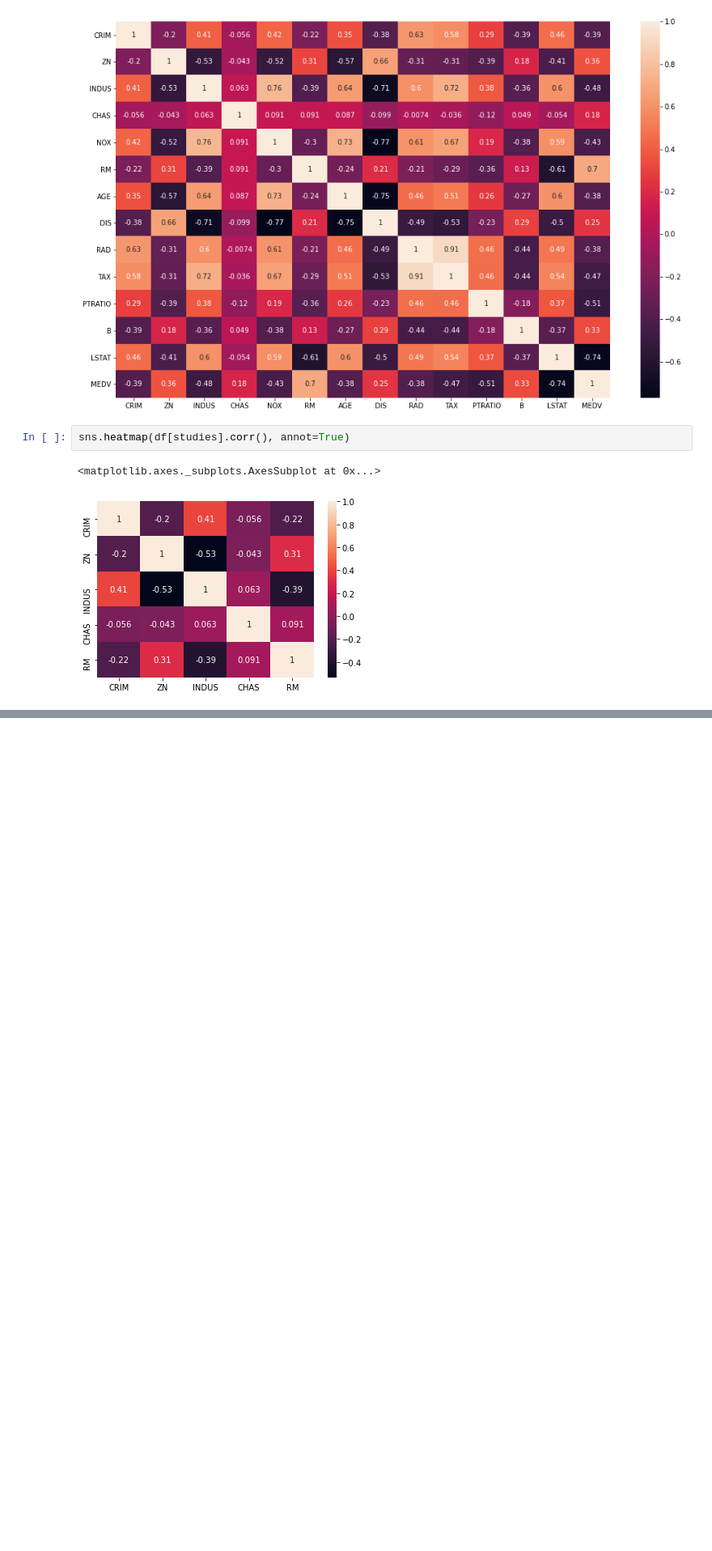
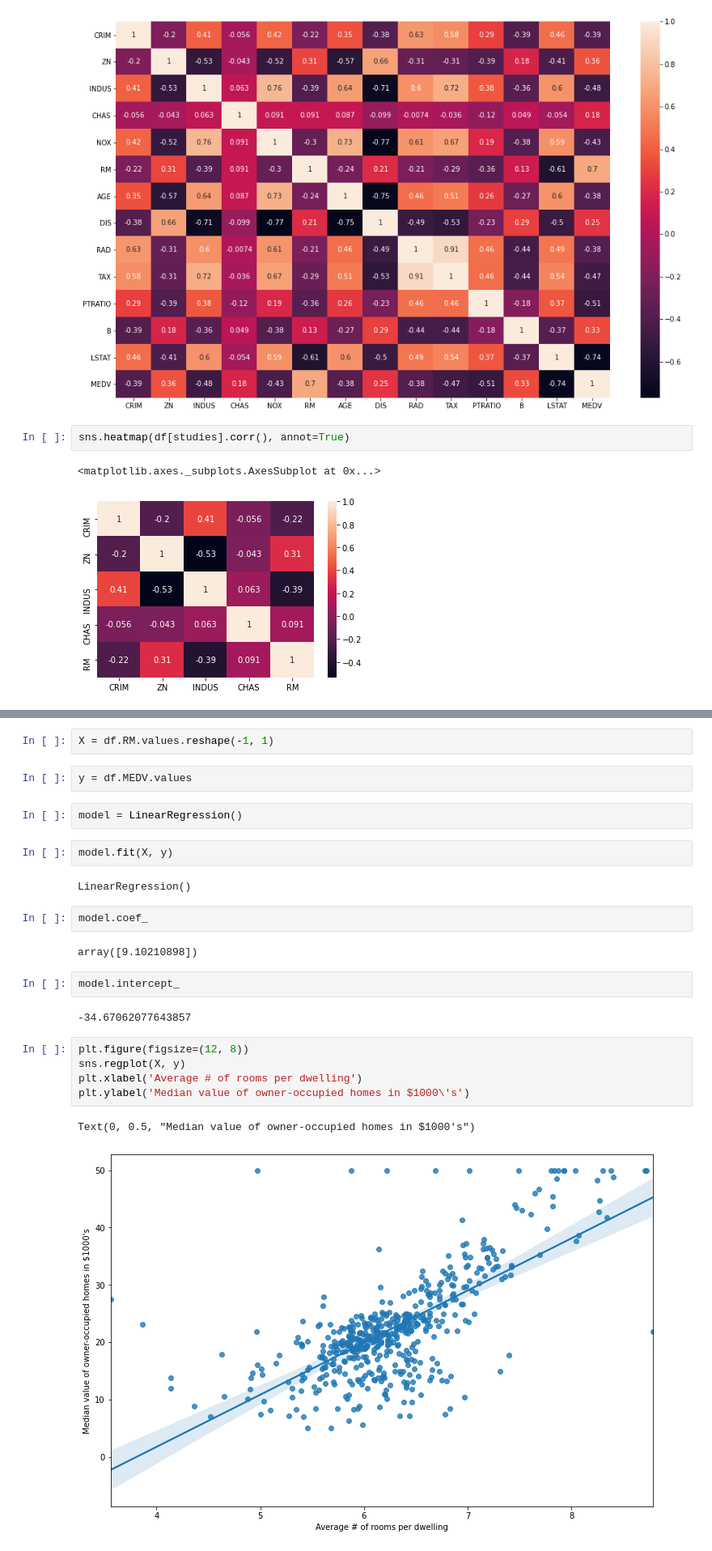
Before and after one commit to brian-mcclune-nnl/machine-learning, a Jupyter notebook: boston-housing.ipynb, the cells around one changed output, grey strips where cells are left out. Shown at 81% size. Cells and saved outputs as stored; diff of their text form; blank space fills up the shorter version.

Commit message:
implemented simple linear regression

```diff
--- a/boston-housing.ipynb
+++ b/boston-housing.ipynb
@@ -97,0 +113,26 @@ sns.heatmap(df[studies].corr(), annot=True)
+# %%
+X = df.RM.values.reshape(-1, 1)
+# %%
+y = df.MEDV.values
+# %%
+model = LinearRegression()
+# %%
+model.fit(X, y)
+# %% [output]
+LinearRegression()
+# %%
+model.coef_
+# %% [output]
+array([9.10210898])
+# %%
+model.intercept_
+# %% [output]
+-34.67062077643857
+# %%
+plt.figure(figsize=(12, 8))
+sns.regplot(X, y)
+plt.xlabel('Average # of rooms per dwelling')
+plt.ylabel('Median value of owner-occupied homes in $1000\'s')
+# %% [output]
+Text(0, 0.5, "Median value of owner-occupied homes in $1000's")
+[figure, added]
```
Also changed, not shown: parts of 8 cells of this notebook.
